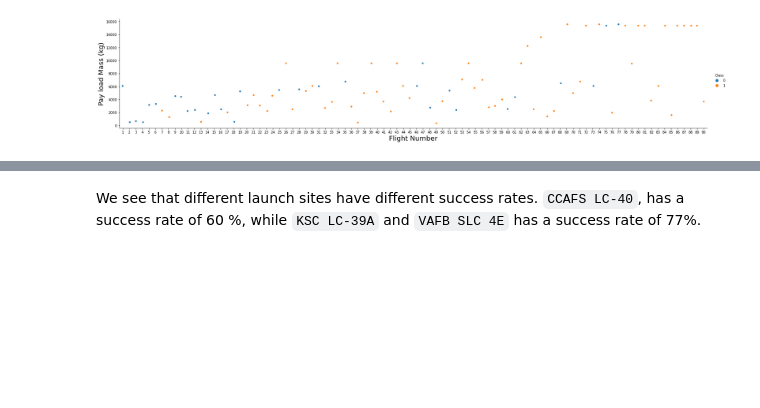
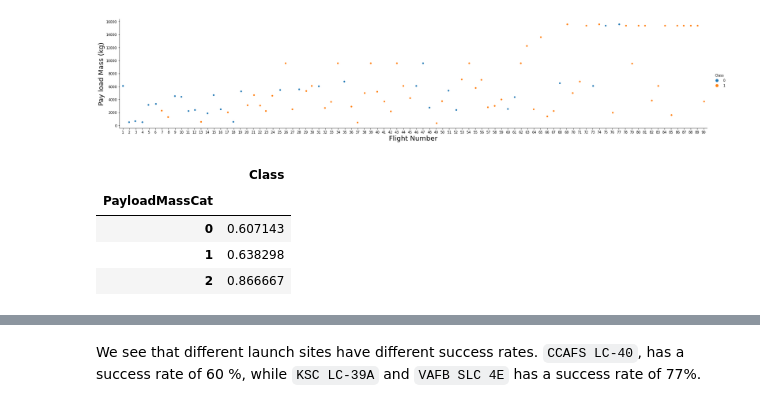
Before and after one commit to Babis1987/Data_Science_Capstone_Project, a Jupyter notebook: Exploratory Data Analysis with Pandas.ipynb, the cells around one changed output, grey strips where cells are left out. Drawn from its saved outputs; the diff is of its cells as text; code cells hidden in the pictures; blank space fills up the shorter version.

```diff
--- a/Exploratory Data Analysis with Pandas.ipynb
+++ b/Exploratory Data Analysis with Pandas.ipynb
@@ -74,3 +74,21 @@ plt.ylabel("Pay load Mass (kg)",fontsize=20)
 plt.show()
 # %% [output]
 [figure]
+# %%
+def payloadmass_to_categories(mass):
+    if (mass >= 10000):
+        return 2
+    elif (mass < 10000 and mass >=3000):
+        return 1
+    else:
+        return 0
+# %%
+df['PayloadMassCat'] = df['PayloadMass'].apply(payloadmass_to_categories)
+# %%
+df[['PayloadMassCat','Class']].groupby('PayloadMassCat').mean('Class')
+# %% [output]
+|  | Class |
+| PayloadMassCat |  |
+| 0 | 0.607143 |
+| 1 | 0.638298 |
+| 2 | 0.866667 |
```
Also changed, not shown: parts of 1 cell of this notebook.
